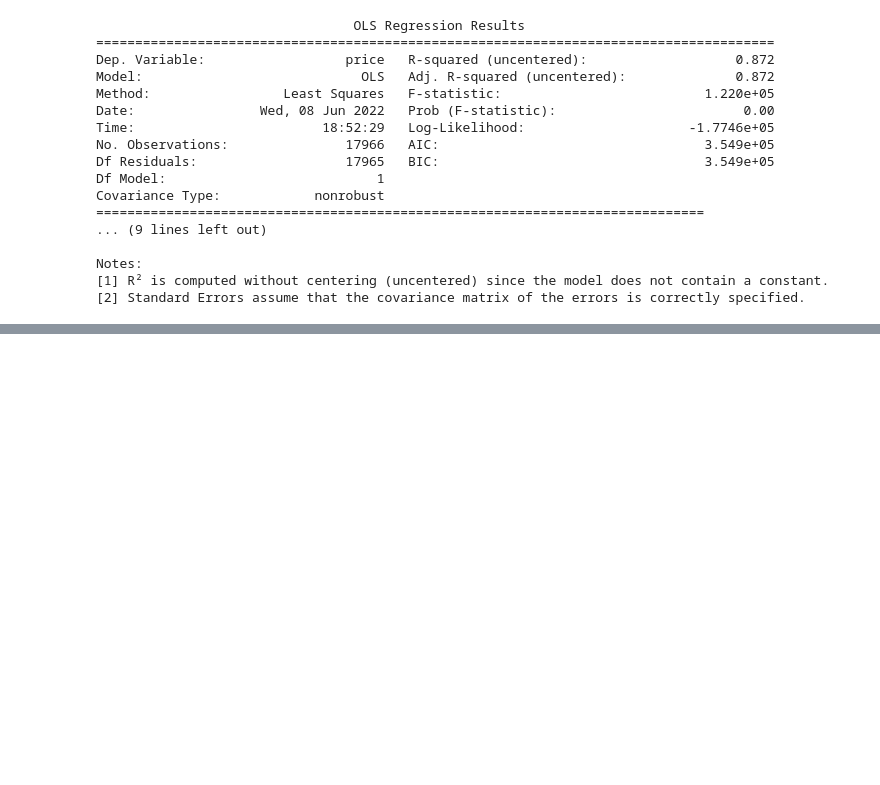
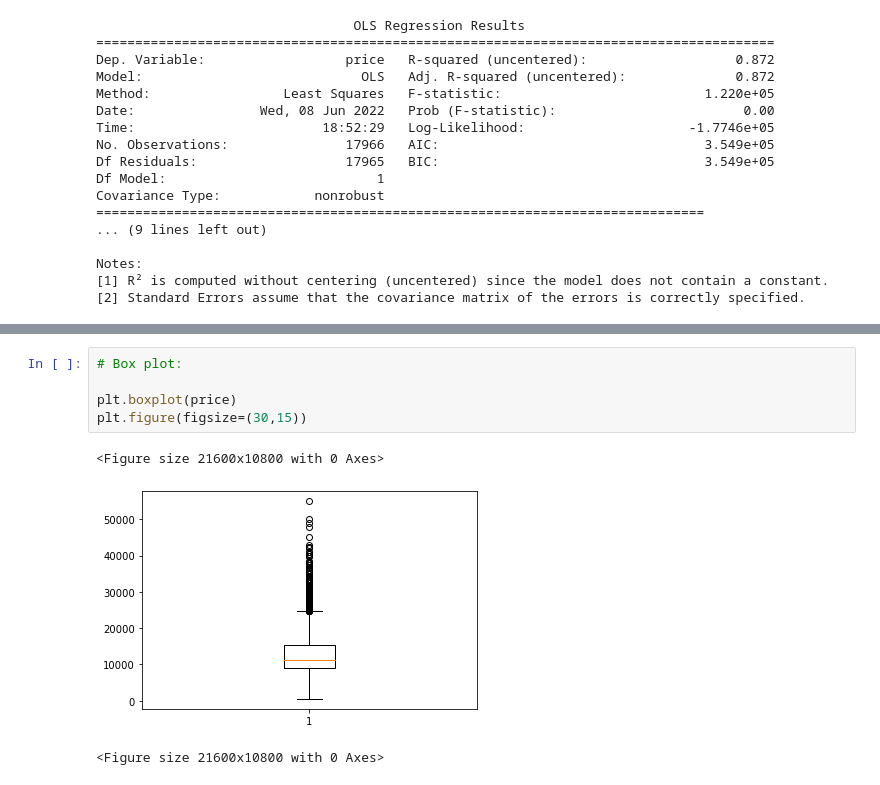
Before and after one commit to Pyother/business-analysis, a Jupyter notebook: ford_cars_prediction.ipynb, the cells around one changed output, grey strips where cells are left out. Saved outputs shown, nothing was run; the diff lists cells and outputs as text; blank space fills up the shorter version.

Commit message:
box plot

```diff
--- a/ford_cars_prediction.ipynb
+++ b/ford_cars_prediction.ipynb
@@ -487,0 +500,9 @@ Min value:  495
+# %%
+# Box plot:
+
+plt.boxplot(price)
+plt.figure(figsize=(30,15))
+# %% [output]
+<Figure size 21600x10800 with 0 Axes>
+[figure, added]
+<Figure size 21600x10800 with 0 Axes>
```
Also changed, not shown: parts of 1 cell of this notebook.
